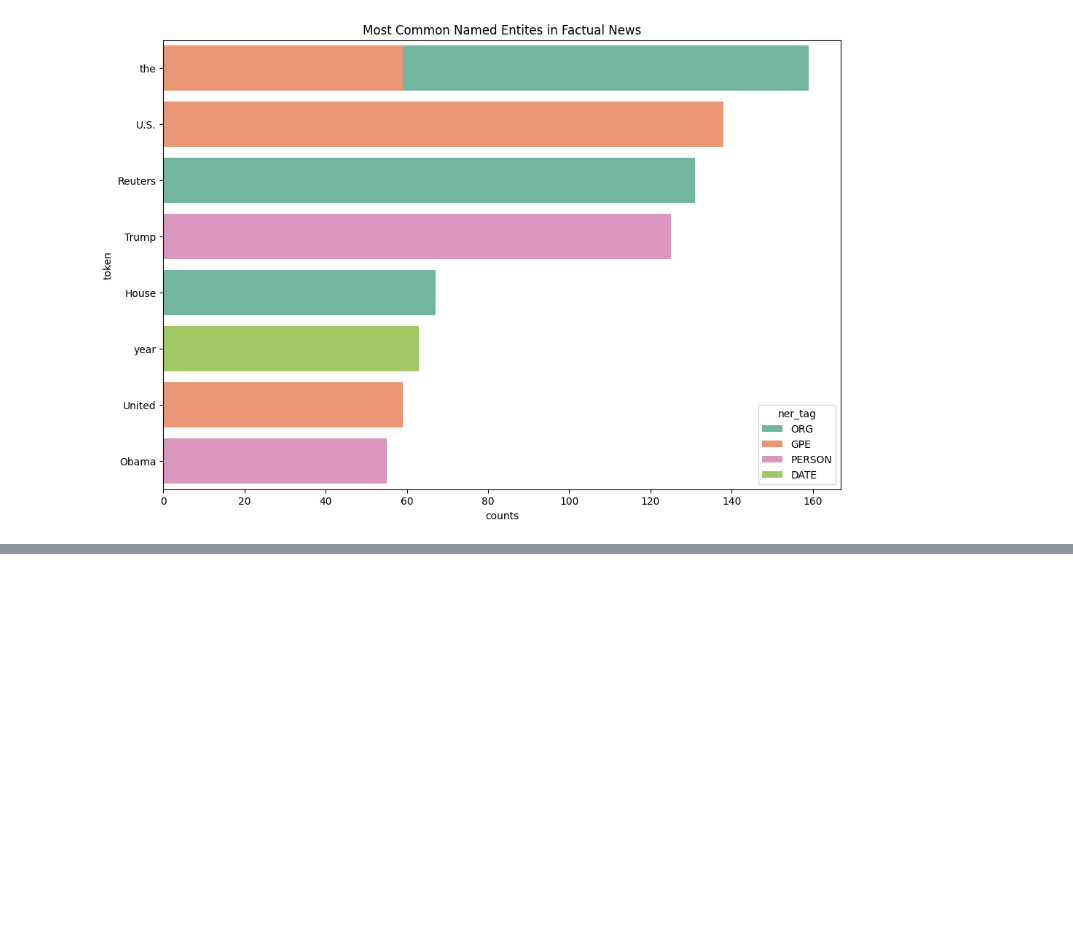
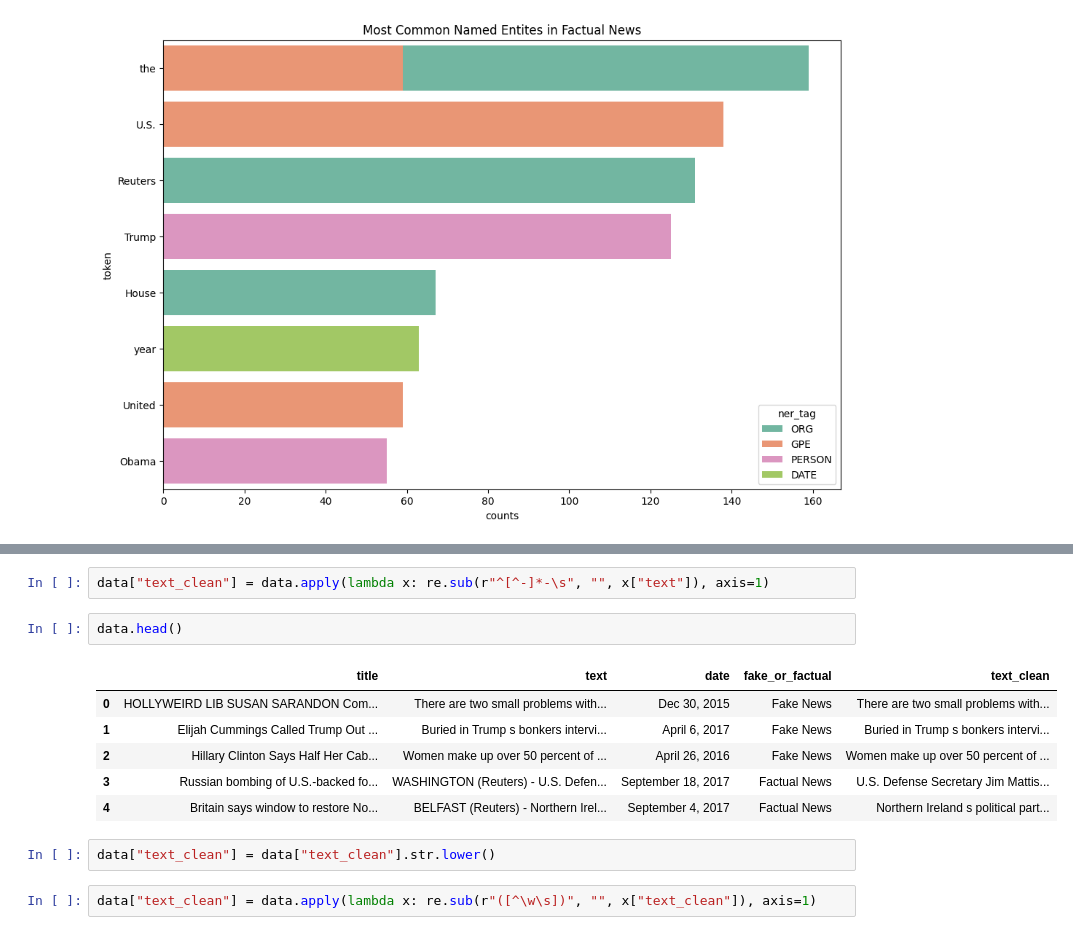
Before and after one commit to 10Vaibhav/Fake-News-Classifier, a Jupyter notebook: Fake News Categorizer.ipynb, the cells around one changed output, grey strips where cells are left out. Cells and saved outputs as stored; diff of their text form; blank space fills up the shorter version.

```diff
--- a/Fake News Categorizer.ipynb
+++ b/Fake News Categorizer.ipynb
@@ -365,0 +377,15 @@ sns.barplot(
+# %%
+data["text_clean"] = data.apply(lambda x: re.sub(r"^[^-]*-\s", "", x["text"]), axis=1)
+# %%
+data.head()
+# %% [output]
+|  | title | text | date | fake_or_factual | text_clean |
+| 0 | HOLLYWEIRD LIB SUSAN SARANDON Com... | There are two small problems with... | Dec 30, 2015 | Fake News | There are two small problems with... |
+| 1 | Elijah Cummings Called Trump Out ... | Buried in Trump s bonkers intervi... | April 6, 2017 | Fake News | Buried in Trump s bonkers intervi... |
+| 2 | Hillary Clinton Says Half Her Cab... | Women make up over 50 percent of ... | April 26, 2016 | Fake News | Women make up over 50 percent of ... |
+| 3 | Russian bombing of U.S.-backed fo... | WASHINGTON (Reuters) - U.S. Defen... | September 18, 2017 | Factual News | U.S. Defense Secretary Jim Mattis... |
+| 4 | Britain says window to restore No... | BELFAST (Reuters) - Northern Irel... | September 4, 2017 | Factual News | Northern Ireland s political part... |
+# %%
+data["text_clean"] = data["text_clean"].str.lower()
+# %%
+data["text_clean"] = data.apply(lambda x: re.sub(r"([^\w\s])", "", x["text_clean"]), axis=1)
```
Also changed, not shown: parts of 14 cells of this notebook.
